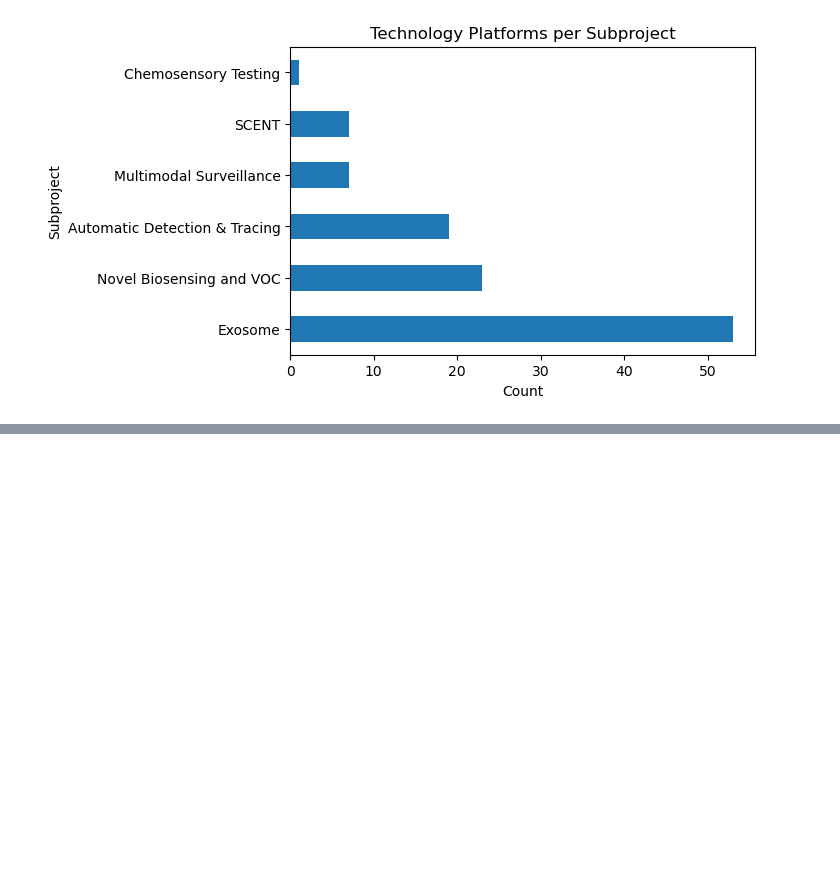
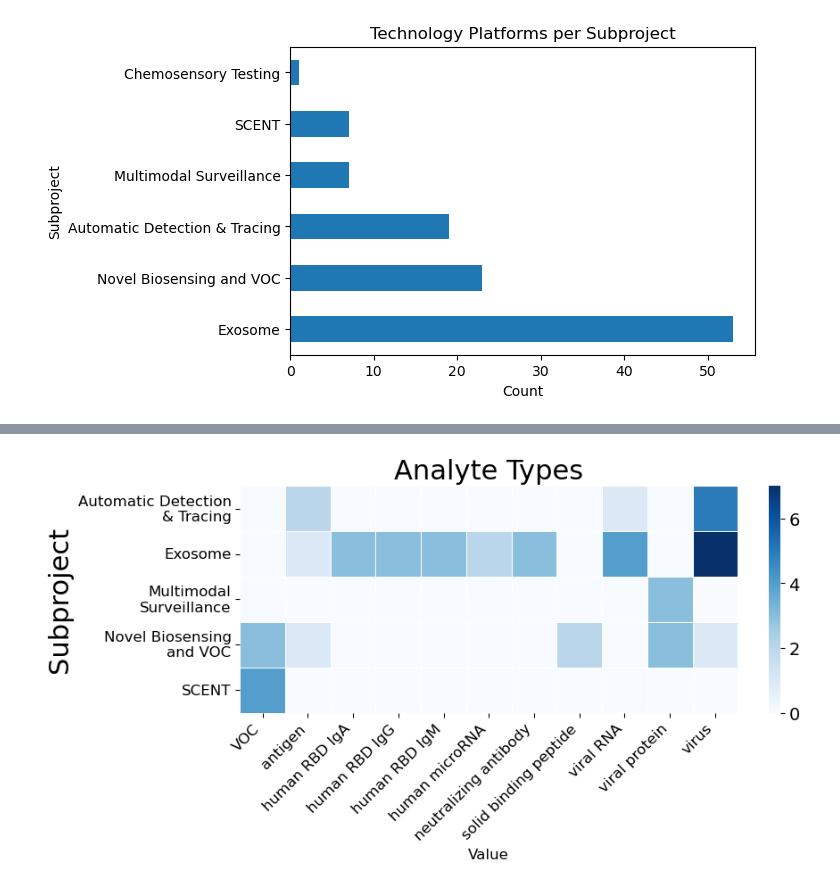
Before and after one commit to radxrad/radx-analyzer, a Jupyter notebook: notebooks/3_extract_method_characteristics.ipynb, the cells around one changed output, grey strips where cells are left out. Drawn from its saved outputs; the diff is of its cells as text; code cells hidden in the pictures; blank space fills up the shorter version.

```diff
--- a/notebooks/3_extract_method_characteristics.ipynb
+++ b/notebooks/3_extract_method_characteristics.ipynb
@@ -102,3 +103,14 @@ plt.xlabel("Count")
 # %% [output]
 Text(0.5, 0, 'Count')
 [figure]
+# %%
+# Wrap subproject labels after next space if >10 chars)
+def wrap_label(label, limit=10):
+    """Wrap subproject label into two lines if longer than limit."""
+    if len(label) <= limit:
+        return label
+    # Find the first whitespace *after* the limit
+    for i in range(limit, len(label)):
+        if label[i].isspace():
+            return label[:i] + '\n' + label[i+1:]
+    return label
@@ -117,3 +133,26 @@ plt.title("Analyte Types");
+# %%
+fig, ax = plt.subplots(figsize=(9, 3.3))
+ax = sns.heatmap(
+    pivot,
+    cmap='Blues',
+    linewidths=0.5,
+    yticklabels=True
+)
+
+ax.set_xticklabels(ax.get_xticklabels(), fontsize=12, rotation=45, ha='right')  # x-axis
+ax.set_yticklabels([wrap_label(sp.get_text()) for sp in ax.get_yticklabels()], fontsize=12)
+
+# Set the colorbar to display integer ticks
+cbar = ax.collections[0].colorbar
+cbar.ax.yaxis.set_major_formatter(ticker.FormatStrFormatter('%d'))
+
+plt.title("Analyte Types", fontsize=22)
+plt.xlabel("Value", fontsize=12)
+plt.ylabel("Subproject", fontsize=22)
+
+plt.show()
+# %% [output]
+[figure, added]
 # %%
 # Heatmap of biorecogniton_type by subproject
 pivot = (
```
Also changed, not shown: parts of 7 cells of this notebook, 5 other files.
